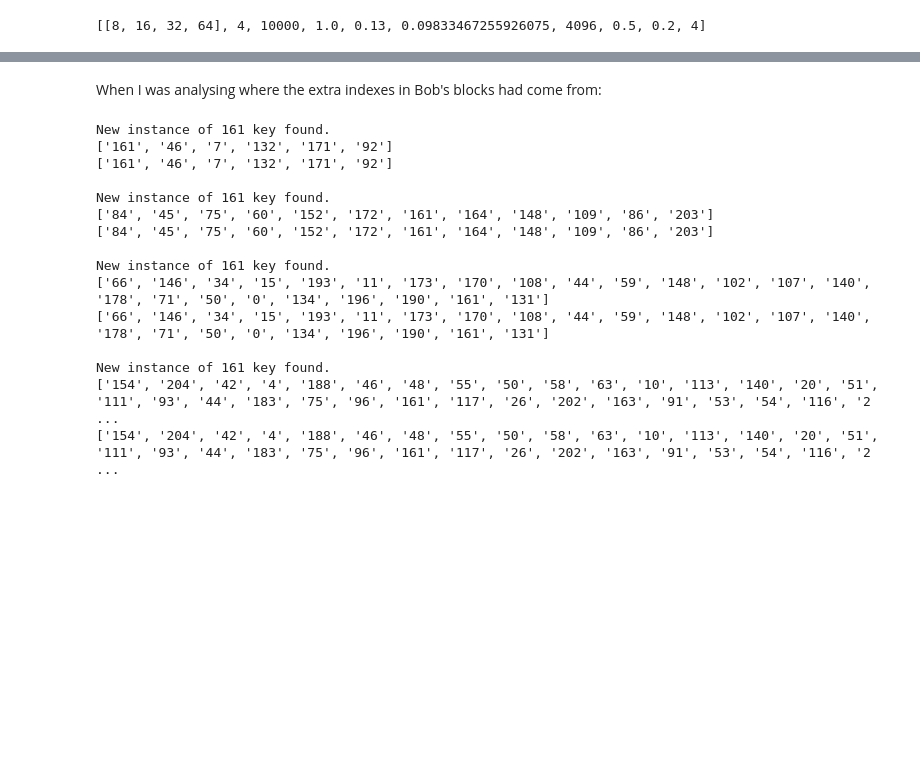
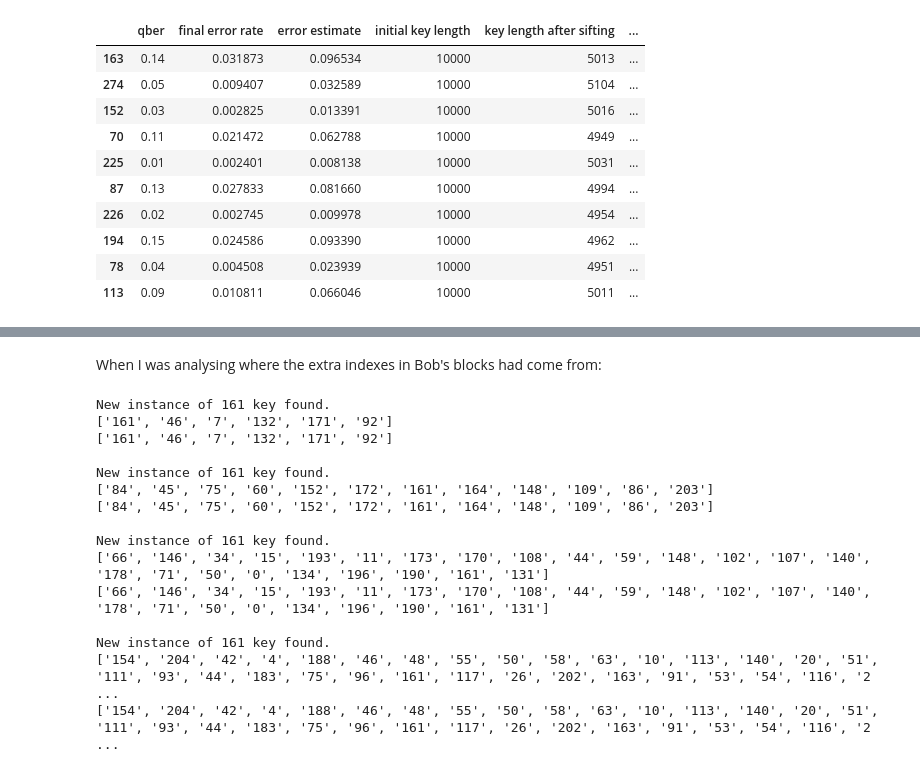
Before and after one commit to gnypit/pyqkd, a Jupyter notebook: main_tester.ipynb, the cells around one changed output, grey strips where cells are left out. Saved outputs shown, nothing was run; the diff lists cells and outputs as text; code cells hidden in the pictures; blank space fills up the shorter version.

```diff
--- a/main_tester.ipynb
+++ b/main_tester.ipynb
@@ -8,13 +9,41 @@ results_df = pd.DataFrame()
 # %%
+# Create an empty list to store the dictionaries
+results_list = []
+
 for i in range(20):
-    results_list = []
-    for qber in tqdm(arange(start=0.01, stop=0.16, step = 0.01)):
+
+    for qber in tqdm(arange(start=0.01, stop=0.16, step=0.01)):
         simulation_results = simulation_bb84(
             alice_basis_length=10000,
             disturbance_probability=qber,
             cascade_n_passes=4
         )
-        results_list.append(simulation_results)
-    results_df['pass' + str(i)] = results_list
+
+        # Append the results as a new dictionary to the list
+        new_row = {
+            'qber': qber,
+            'final error rate': simulation_results.get('error rate'),
+            'error estimate': simulation_results.get('error estimate'),
+            'initial key length': simulation_results.get('key length history').get('qubits'),
+            'key length after sifting': simulation_results.get('key length history').get('sifting'),
+            'key length after err est': simulation_results.get('key length history').get('error estimation'),
+            'key length after err corr': simulation_results.get('key length history').get('error correction')
+        }
+        results_list.append(new_row)
+
+# Create a DataFrame from the list of dictionaries
+results_df = pd.DataFrame(results_list)
-# %% [output]
-[[8, 16, 32, 64], 4, 10000, 1.0, 0.13, 0.09833467255926075, 4096, 0.5, 0.2, 4]
+# %%
+results_df.sample(10)
+# %% [output]
+|  | qber | final error rate | error estimate | initial key length | key length after sifting | ... |
+| 163 | 0.14 | 0.031873 | 0.096534 | 10000 | 5013 | ... |
+| 274 | 0.05 | 0.009407 | 0.032589 | 10000 | 5104 | ... |
+| 152 | 0.03 | 0.002825 | 0.013391 | 10000 | 5016 | ... |
+| 70 | 0.11 | 0.021472 | 0.062788 | 10000 | 4949 | ... |
+| 225 | 0.01 | 0.002401 | 0.008138 | 10000 | 5031 | ... |
+| 87 | 0.13 | 0.027833 | 0.081660 | 10000 | 4994 | ... |
+| 226 | 0.02 | 0.002745 | 0.009978 | 10000 | 4954 | ... |
+| 194 | 0.15 | 0.024586 | 0.093390 | 10000 | 4962 | ... |
+| 78 | 0.04 | 0.004508 | 0.023939 | 10000 | 4951 | ... |
+| 113 | 0.09 | 0.010811 | 0.066046 | 10000 | 5011 | ... |
```
Also changed, not shown: parts of 4 cells of this notebook, 1 other file.
